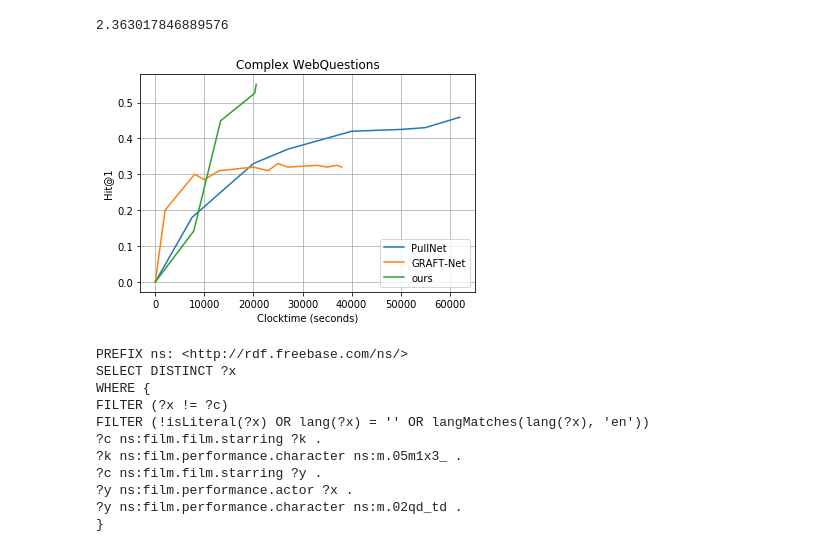
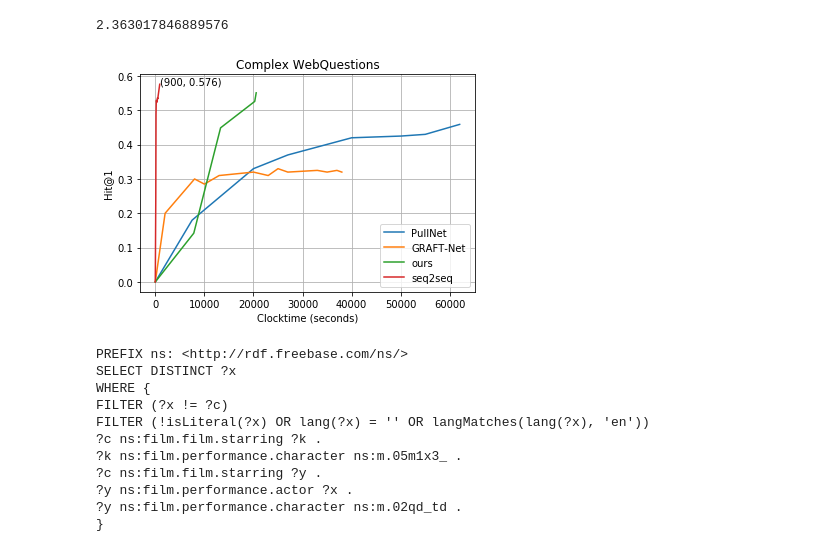
Before and after one commit to hxssgaa/GraftNet, a Jupyter notebook: complexwebq_pathfinder.ipynb, the cells around one changed output. Saved outputs shown, nothing was run; the diff lists cells and outputs as text; code cells hidden in the pictures.

```diff
--- a/complexwebq_pathfinder.ipynb
+++ b/complexwebq_pathfinder.ipynb
@@ -202,23 +202,32 @@ avg_len_relation_path / total_relation_paths
 # %%
 
 x1 = [0, 7500, 20000, 27000, 40000, 50000, 55000, 62000]
 y1 = [0, 0.18, 0.33, 0.37, 0.42, 0.425, 0.43, 0.459]
 x2 = [0, 2000, 8000, 10000, 13000, 20000, 23000, 25000, 27000, 33000, 35000, 37000, 38000]
 y2 = [0, 0.2, 0.3, 0.285, 0.31, 0.32, 0.31, 0.33, 0.32, 0.325, 0.32, 0.325, 0.32]
 x3 = [0, 7840, 13300, 20256, 20256 + 300]
 y3 = [0, 0.142, 0.449, 0.526, 0.551]
+x4 = [0, 101, 151, 201, 251, 300, 351, 451,  501,  900,]
+y4 = [0, 24.57, 48.83, 52.9, 52.845, 52.334, 52.48, 53.648, 53.356, 57.6]
+y4 = np.array(y4) / 100
 
 plt.plot(x1, y1, label='PullNet')
 plt.plot(x2, y2, label='GRAFT-Net')
 plt.plot(x3, y3, label='ours')
+plt.plot(x4, y4, label='seq2seq')
+plt.annotate("(900, 0.576)", (900, 0.576))
+# plt.annotate("(23256, 0.551)", (20256 + 300, 0.551))
+# plt.annotate("(38000, 0.32)", (38000, 0.32))
+# plt.annotate("(62000, 0.459)", (62000, 0.459))
+
 plt.title('Complex WebQuestions')
 plt.xlabel('Clocktime (seconds)')
 plt.ylabel('Hit@1')
 plt.legend()
 plt.grid('-')
 plt.savefig('efficency.png', dpi=300)
 # %% [output]
-[figure, old version]
+[figure, new version]
 # %%
 print(test_data[54]['sparql'])
 # %% [output]
```
Also changed, not shown: 1 other file.
